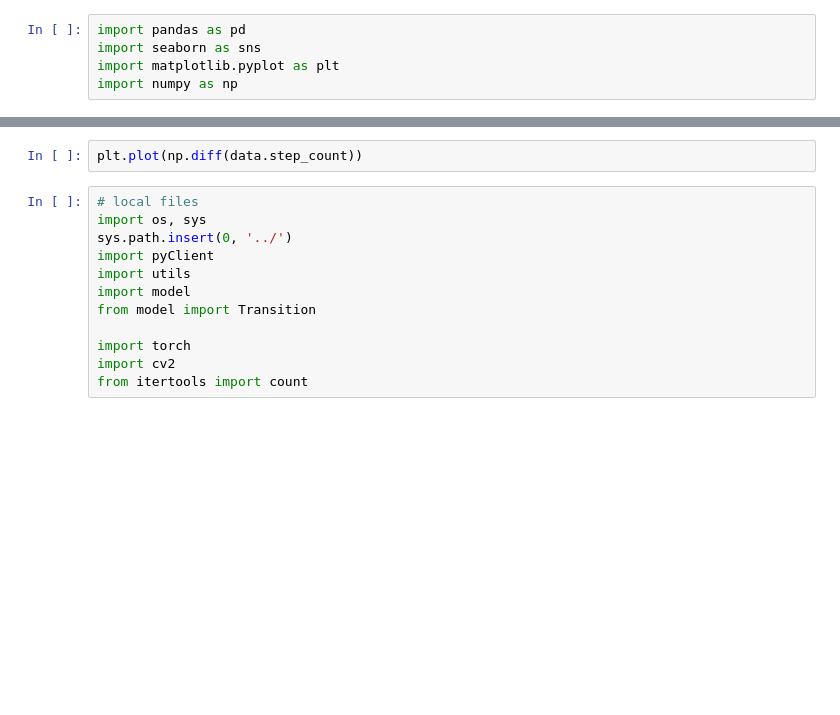
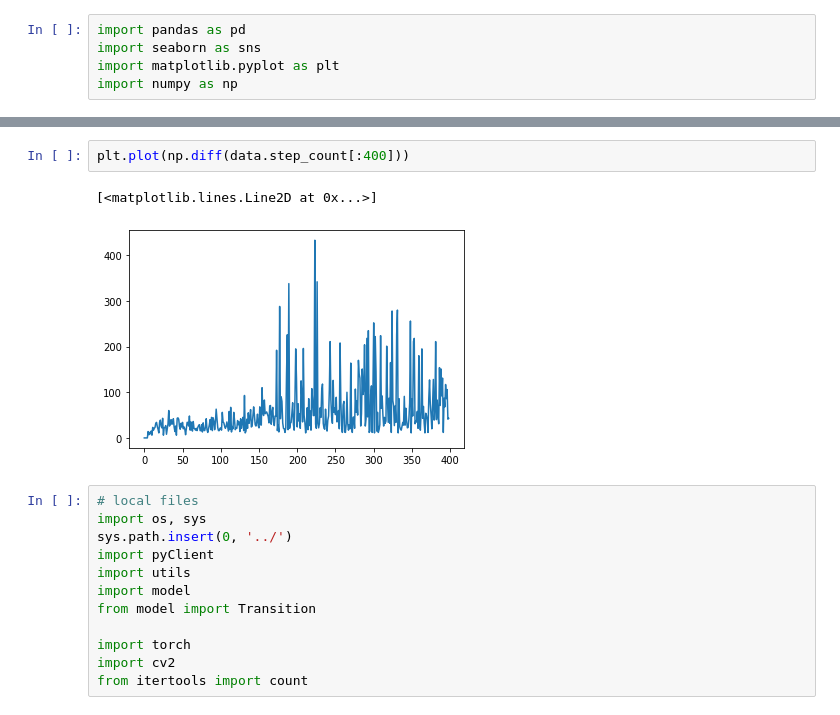
Before and after one commit to neuralcodinglab/RL-mobility, a Jupyter notebook: Python/Experiments/test01-10_evaluation.ipynb, the cells around one changed output, grey strips where cells are left out. Saved outputs shown, nothing was run; the diff lists cells and outputs as text; blank space fills up the shorter version.

```diff
--- a/Python/Experiments/test01-10_evaluation.ipynb
+++ b/Python/Experiments/test01-10_evaluation.ipynb
@@ -16,5 +39,8 @@ sns.lineplot(data=data,x='episode',y='step_count')
 # %%
-plt.plot(np.diff(data.step_count))
+plt.plot(np.diff(data.step_count[:400]))
+# %% [output]
+[<matplotlib.lines.Line2D at 0x...>]
+[figure, added]
 # %%
 # local files
 import os, sys
```
Also changed, not shown: parts of 4 cells of this notebook, 2 other files.
